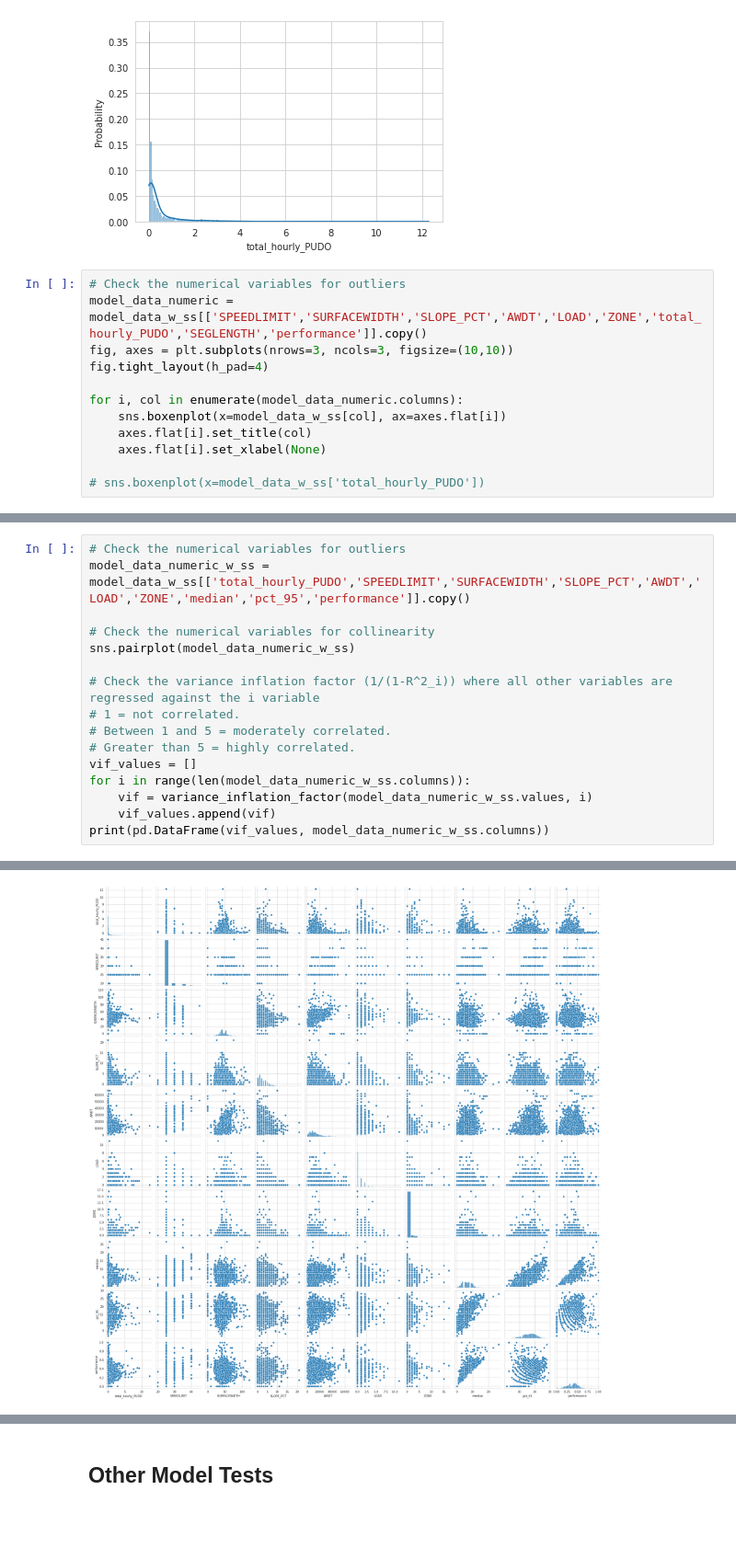
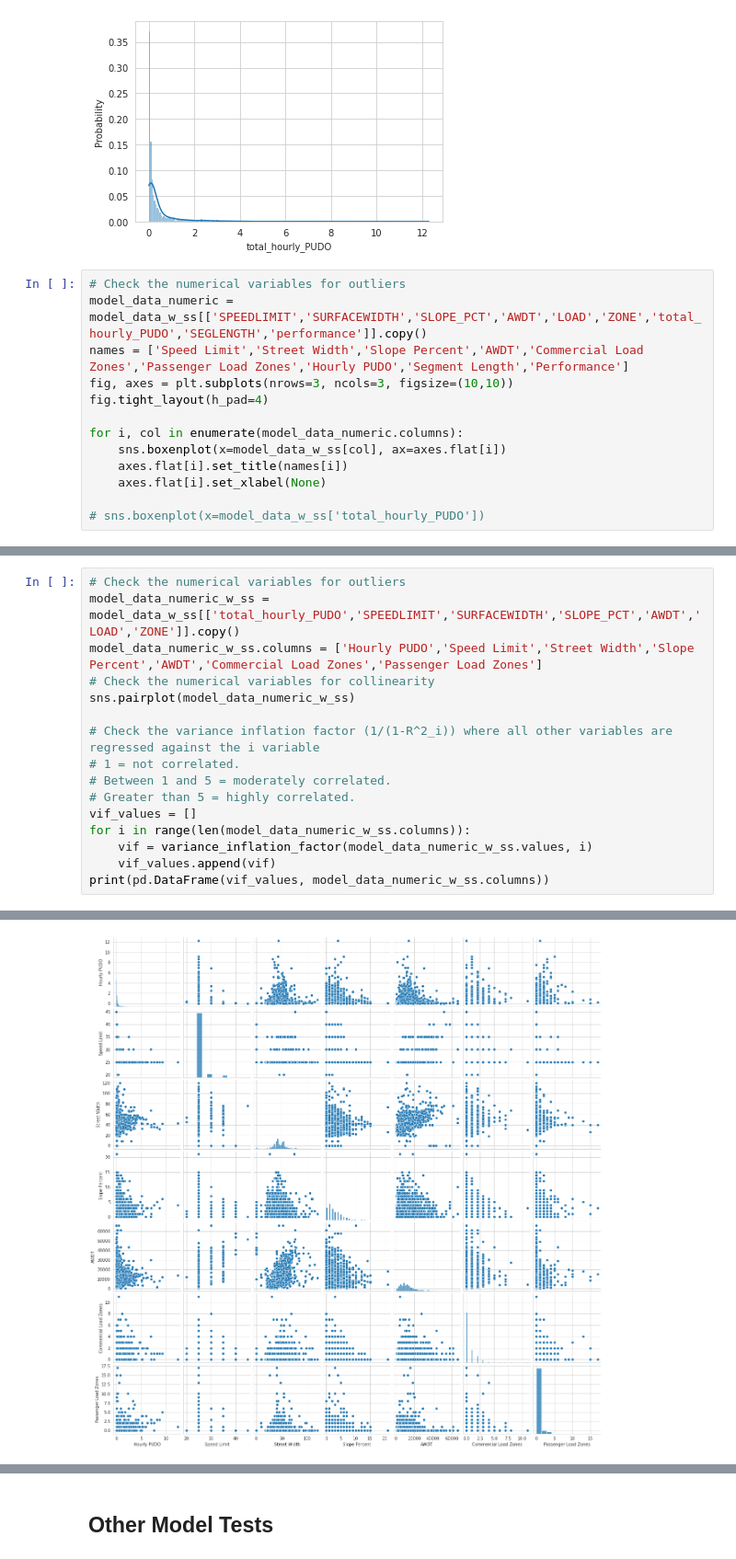
Before and after one commit to zackAemmer/transit_vis, a Jupyter notebook: transit_delay_modeling.ipynb, the cells around one changed output, grey strips where cells are left out. Shown at 92% size. Saved outputs shown, nothing was run; the diff lists cells and outputs as text; blank space fills up the shorter version.

```diff
--- a/transit_delay_modeling.ipynb
+++ b/transit_delay_modeling.ipynb
@@ -309,12 +309,13 @@ sns.histplot(model_data_w_ss['total_hourly_PUDO'], stat='probability', kde=True)
 # %%
 # Check the numerical variables for outliers
 model_data_numeric = model_data_w_ss[['SPEEDLIMIT','SURFACEWIDTH','SLOPE_PCT','AWDT','LOAD','ZONE','total_hourly_PUDO','SEGLENGTH','performance']].copy()
+names = ['Speed Limit','Street Width','Slope Percent','AWDT','Commercial Load Zones','Passenger Load Zones','Hourly PUDO','Segment Length','Performance']
 fig, axes = plt.subplots(nrows=3, ncols=3, figsize=(10,10))
 fig.tight_layout(h_pad=4)
 
 for i, col in enumerate(model_data_numeric.columns):
     sns.boxenplot(x=model_data_w_ss[col], ax=axes.flat[i])
-    axes.flat[i].set_title(col)
+    axes.flat[i].set_title(names[i])
     axes.flat[i].set_xlabel(None)
 
 # sns.boxenplot(x=model_data_w_ss['total_hourly_PUDO'])
@@ -323,7 +324,7 @@ for i, col in enumerate(model_data_numeric.columns):
 # %%
 # Check the numerical variables for outliers
-model_data_numeric_w_ss = model_data_w_ss[['total_hourly_PUDO','SPEEDLIMIT','SURFACEWIDTH','SLOPE_PCT','AWDT','LOAD','ZONE','median','pct_95','performance']].copy()
-
+model_data_numeric_w_ss = model_data_w_ss[['total_hourly_PUDO','SPEEDLIMIT','SURFACEWIDTH','SLOPE_PCT','AWDT','LOAD','ZONE']].copy()
+model_data_numeric_w_ss.columns = ['Hourly PUDO','Speed Limit','Street Width','Slope Percent','AWDT','Commercial Load Zones','Passenger Load Zones']
 # Check the numerical variables for collinearity
 sns.pairplot(model_data_numeric_w_ss)
 
@@ -351,4 +349,4 @@ performance        53.663511
-[figure, old version]
+[figure, new version]
 # %%
 # All variables
 results = smf.ols('performance ~ \
```
Also changed, not shown: parts of 11 cells of this notebook, 1 other file.
